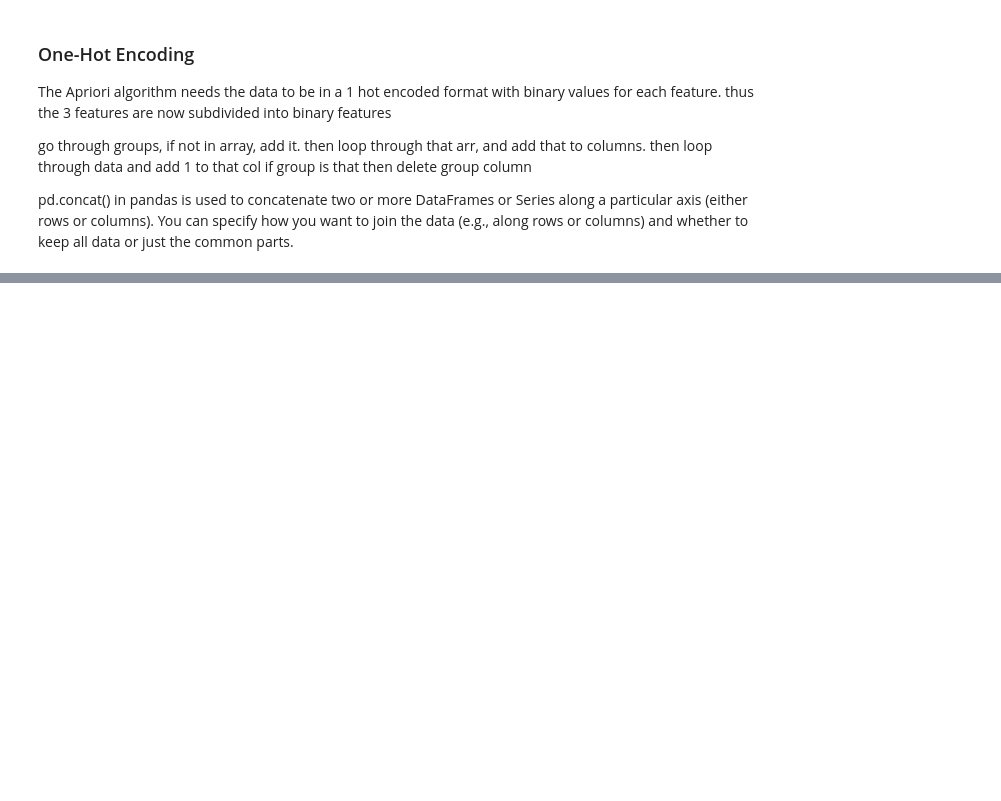
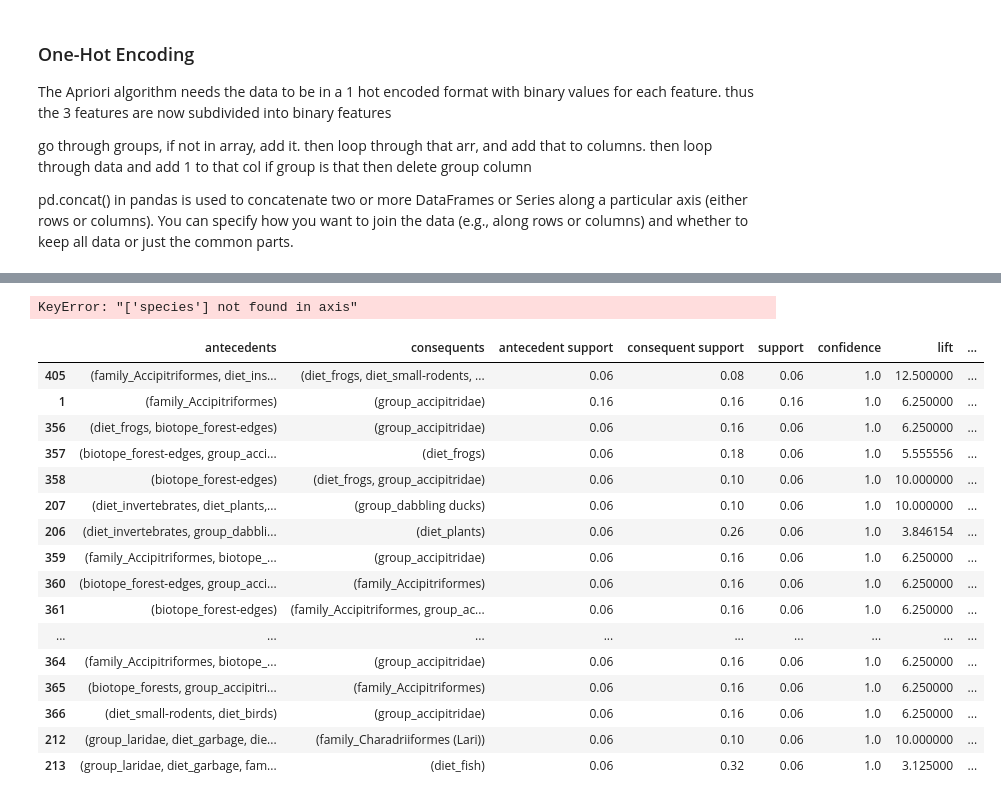
Before and after one commit to ancuongnguyen07/CS-E4650, a Jupyter notebook: hw3/code/solution_hw3.ipynb, the cells around one changed output, grey strips where cells are left out. Saved outputs shown, nothing was run; the diff lists cells and outputs as text; code cells hidden in the pictures; blank space fills up the shorter version.

```diff
--- a/hw3/code/solution_hw3.ipynb
+++ b/hw3/code/solution_hw3.ipynb
@@ -152,4 +212,5 @@ pd.concat() in pandas is used to concatenate two or more DataFrames or Series al
 # %%
+
 pd.set_option('display.max_rows', None)  # This will show all rows
 
 # One-Hot Encode the 'group' Column
@@ -162,8 +223,9 @@ biotope_expanded = feature_subset['biotope'].str.get_dummies(sep=',').rename(col
 diet_expanded = feature_subset['diet'].str.get_dummies(sep=',').rename(columns=lambda x: f'diet_{x.strip()}')
 
 # Concatenate all dummy DataFrames with the original subset, but drop the original 'group', 'biotope', 'diet' columns
-encoded_features = pd.concat([feature_subset.drop(columns=['group', 'biotope', 'diet']), group_dummies, biotope_expanded, diet_expanded], axis=1)
+encoded_features = pd.concat([feature_subset.drop(columns=['species', 'group', 'biotope', 'diet']), group_dummies, biotope_expanded, diet_expanded], axis=1)
 # Display the Encoded Features
+print("len(biotope_expanded.columns)" , " ", len(biotope_expanded.columns))
 print(encoded_features.head(1).T)
 print("encoded_features.head(1).T.shape", " : " , encoded_features.head(1).T.shape)
 # %% [output]
@@ -186,0 +317,4 @@ encoded_features.head(1).T.shape  :  (65, 1)
+# %%
+group_dummies_family = pd.get_dummies(encoded_features['general_family'], prefix='family')
+
+encoded_features = pd.concat([encoded_features.drop(columns=['general_family']),  group_dummies_family], axis=1)
@@ -186,0 +338,11 @@ encoded_features.head(1).T.shape  :  (65, 1)
+# %%
+# Check data types of encoded_features
+print("Data Types of Encoded Features:")
+print(encoded_features.dtypes)
+
+
+# Convert all columns to boolean
+encoded_features = encoded_features.astype(bool)
+# Verify the conversion
+print("\nData Types After Conversion:")
+print(encoded_features.dtypes)
@@ -186,0 +398,38 @@ encoded_features.head(1).T.shape  :  (65, 1)
+# %%
+# Assuming 'encoded_features' has 'species' as the first column
+basket = encoded_features.drop('species', axis=1)
+# Define minimum support (e.g., 0.05 for 5%)
+frequent_itemsets = apriori(basket, min_support=0.05, use_colnames=True)
+
+# Sort by support
+frequent_itemsets = frequent_itemsets.sort_values(by='support', ascending=False)
+print(len(frequent_itemsets))
+frequent_itemsets.head(10)
+# %% [output]
+KeyError: "['species'] not found in axis"
+# %%
+# Define minimum confidence (e.g., 0.7 for 70%)
+rules = association_rules(frequent_itemsets, metric="confidence", min_threshold=0.7)
+
+# Sort rules by confidence
+rules = rules.sort_values(by='confidence', ascending=False)
+
+rules.head(20)
+# %% [output]
+|  | antecedents | consequents | antecedent support | consequent support | support | confidence | lift | ... |
+| 405 | (family_Accipitriformes, diet_ins... | (diet_frogs, diet_small-rodents, ... | 0.06 | 0.08 | 0.06 | 1.0 | 12.500000 | ... |
+| 1 | (family_Accipitriformes) | (group_accipitridae) | 0.16 | 0.16 | 0.16 | 1.0 | 6.250000 | ... |
+| 356 | (diet_frogs, biotope_forest-edges) | (group_accipitridae) | 0.06 | 0.16 | 0.06 | 1.0 | 6.250000 | ... |
+| 357 | (biotope_forest-edges, group_acci... | (diet_frogs) | 0.06 | 0.18 | 0.06 | 1.0 | 5.555556 | ... |
+| 358 | (biotope_forest-edges) | (diet_frogs, group_accipitridae) | 0.06 | 0.10 | 0.06 | 1.0 | 10.000000 | ... |
+| 207 | (diet_invertebrates, diet_plants,... | (group_dabbling ducks) | 0.06 | 0.10 | 0.06 | 1.0 | 10.000000 | ... |
+| 206 | (diet_invertebrates, group_dabbli... | (diet_plants) | 0.06 | 0.26 | 0.06 | 1.0 | 3.846154 | ... |
+| 359 | (family_Accipitriformes, biotope_... | (group_accipitridae) | 0.06 | 0.16 | 0.06 | 1.0 | 6.250000 | ... |
+| 360 | (biotope_forest-edges, group_acci... | (family_Accipitriformes) | 0.06 | 0.16 | 0.06 | 1.0 | 6.250000 | ... |
+| 361 | (biotope_forest-edges) | (family_Accipitriformes, group_ac... | 0.06 | 0.16 | 0.06 | 1.0 | 6.250000 | ... |
+| ... | ... | ... | ... | ... | ... | ... | ... | ... |
+| 364 | (family_Accipitriformes, biotope_... | (group_accipitridae) | 0.06 | 0.16 | 0.06 | 1.0 | 6.250000 | ... |
+| 365 | (biotope_forests, group_accipitri... | (family_Accipitriformes) | 0.06 | 0.16 | 0.06 | 1.0 | 6.250000 | ... |
+| 366 | (diet_small-rodents, diet_birds) | (group_accipitridae) | 0.06 | 0.16 | 0.06 | 1.0 | 6.250000 | ... |
+| 212 | (group_laridae, diet_garbage, die... | (family_Charadriiformes (Lari)) | 0.06 | 0.10 | 0.06 | 1.0 | 10.000000 | ... |
+| 213 | (group_laridae, diet_garbage, fam... | (diet_fish) | 0.06 | 0.32 | 0.06 | 1.0 | 3.125000 | ... |
```
Also changed, not shown: parts of 26 cells of this notebook, 2 other files.
